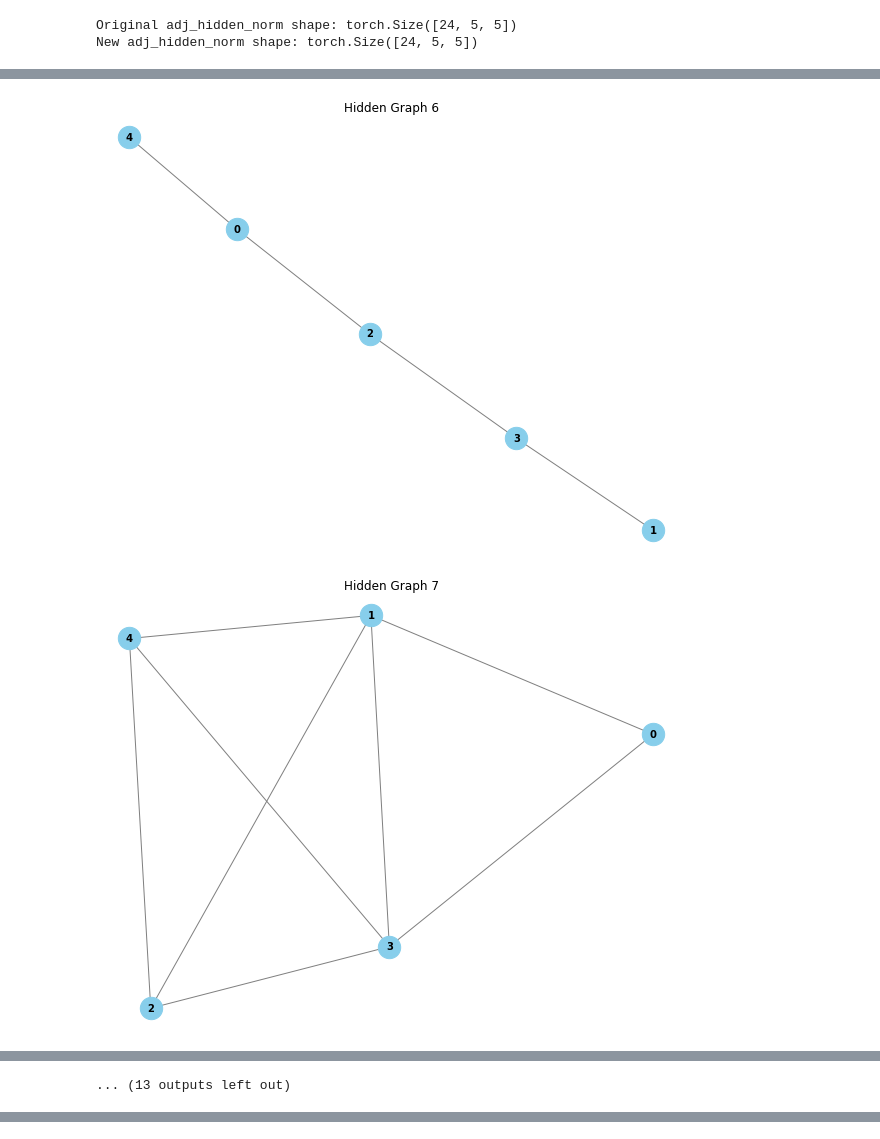
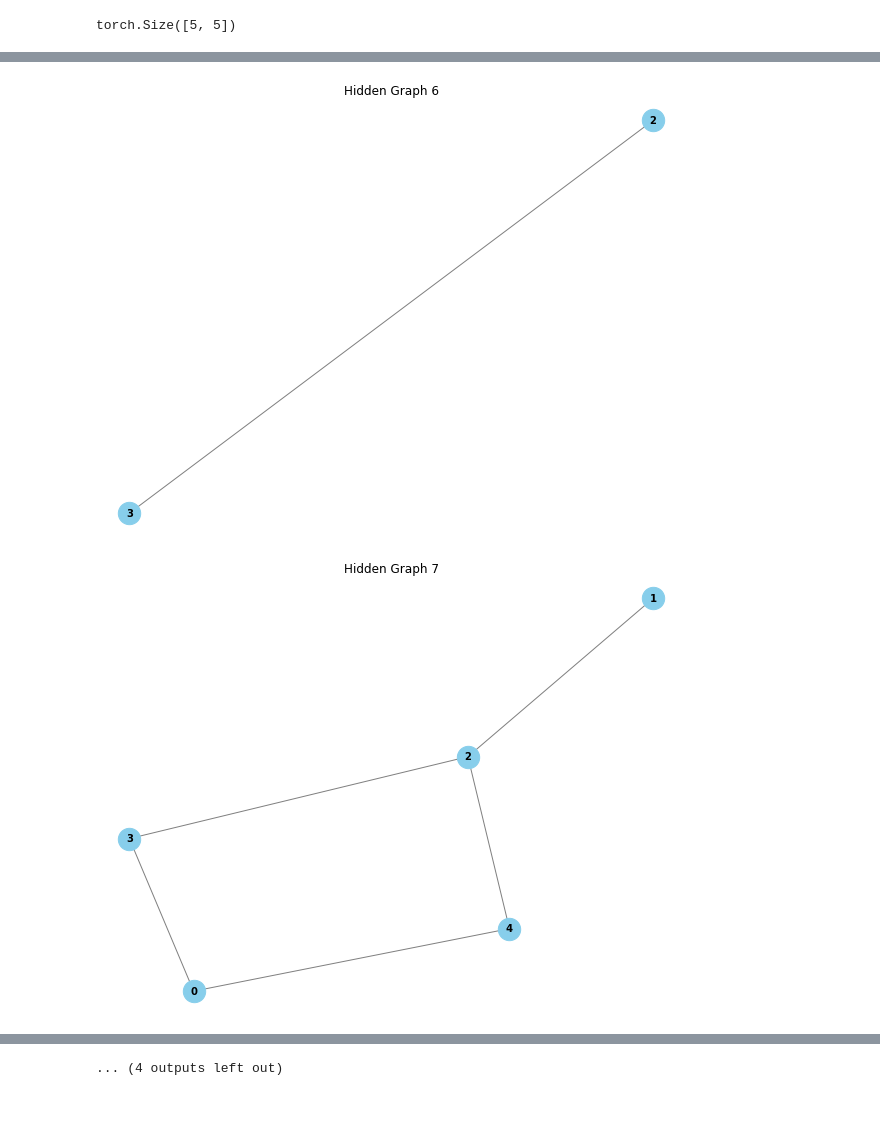
Before and after one commit to huangderful/hrwgnn, a Jupyter notebook: richard_main.ipynb, the cells around one changed output, grey strips where cells are left out. Drawn from its saved outputs; the diff is of its cells as text; code cells hidden in the pictures; blank space fills up the shorter version.

Commit message:
vgae implementation part1

```diff
--- a/richard_main.ipynb
+++ b/richard_main.ipynb
@@ -576,5 +286,5 @@ avg_test_acc= 0.50677
 # %%
-adjacency_lists = model.build_hidden_graph_tree()
+adjacency_lists = model.get_hidden_graphs_adjacency_list()
 
 # Print the adjacency lists for each hidden graph
 for i, adj_list in enumerate(adjacency_lists):
@@ -602,9 +550,51 @@ Hidden Graph 1:
+# %%
+# Initialize VGAE model with the adjacency matrix
+adj_dense = torch.tensor(adj.toarray(), dtype=torch.float32)  # Ensure it's a tensor
+
+model = vgae_model.VGAE(adj_dense)  # Make sure to pass the adjacency matrix during initialization
+print(features.shape)
+# Training loop
+for epoch in range(vgae_args.num_epoch):
+    t = time.time()
+
+    # Pass the features to the model
+    A_pred = model(features)
+
+    optimizer.zero_grad()
+
+    # Compute loss
+    loss = log_lik = norm * F.binary_cross_entropy(A_pred.view(-1), adj_label.to_dense().view(-1), weight=weight_tensor)
+
+    if vgae_args.model == 'VGAE':
+        # KL divergence regularization
+        kl_divergence = 0.5 / A_pred.size(0) * (1 + 2 * model.logstd - model.mean**2 - torch.exp(model.logstd)**2).sum(1).mean()
+        loss -= kl_divergence
+
+    # Backpropagate and optimize
+    loss.backward()
+    optimizer.step()
+
+    # Compute train accuracy
+    train_acc = get_acc(A_pred, adj_label)
+
+    # Evaluate on validation set
+    # val_roc, val_ap = get_scores(val_edges, val_edges_false, A_pred)
+
+    # # Print training stats
+    # print(f"Epoch: {epoch + 1:04d} train_loss={loss.item():.5f} train_acc={train_acc:.5f} "
+    #       f"val_roc={val_roc:.5f} val_ap={val_ap:.5f} time={time.time() - t:.5f}")
+
+# # Evaluate on test set after training
+# test_roc, test_ap = get_scores(test_edges, test_edges_false, A_pred)
+# print(f"End of training! test_roc={test_roc:.5f} test_ap={test_ap:.5f}")
+# %% [output]
+torch.Size([5, 5])
 # %%
 import matplotlib.pyplot as plt
 import networkx as nx
 
 # Assuming model is defined and adjacency lists are obtained as follows:
-adjacency_lists = model.build_hidden_graph_tree()
+adjacency_lists = model.get_hidden_graphs_adjacency_list()
 
 # Draw the adjacency list as a graph using NetworkX and Matplotlib
 for i, adj_list in enumerate(adjacency_lists):
@@ -621,5 +611,3 @@ for i, adj_list in enumerate(adjacency_lists):
     plt.title(f"Hidden Graph {i}")
     plt.show()
 # %% [output]
-Original adj_hidden_norm shape: torch.Size([24, 5, 5])
-New adj_hidden_norm shape: torch.Size([24, 5, 5])
@@ -632,2 +620,2 @@ New adj_hidden_norm shape: torch.Size([24, 5, 5])
-[figure, old version]
+[figure, new version]
-[figure, old version]
+[figure, new version]
@@ -636,2 +624 @@ New adj_hidden_norm shape: torch.Size([24, 5, 5])
 [figure]
-... (13 outputs left out)
@@ -637,0 +626 @@ New adj_hidden_norm shape: torch.Size([24, 5, 5])
+... (4 outputs left out)
```
Also changed, not shown: parts of 15 cells of this notebook, 11 other files.
